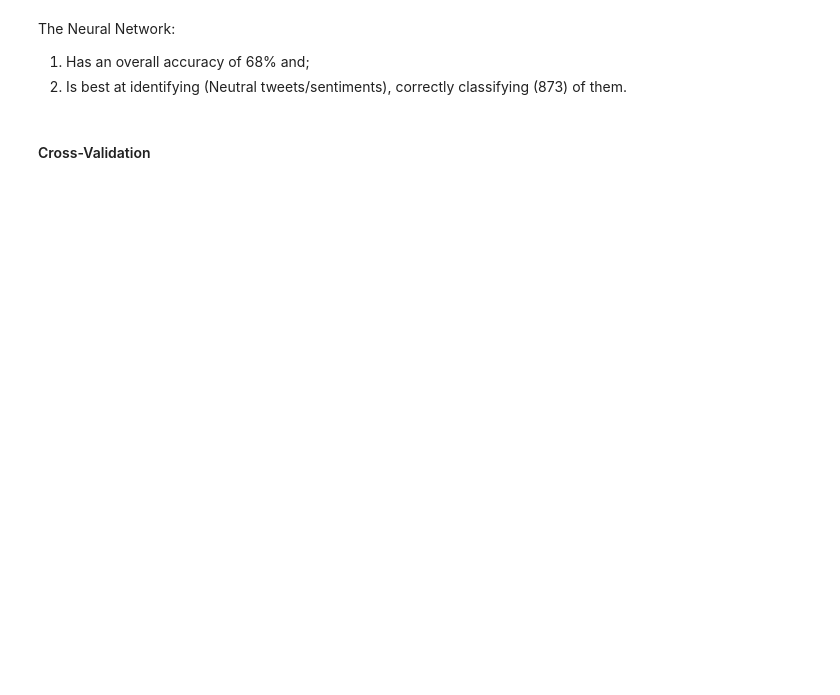
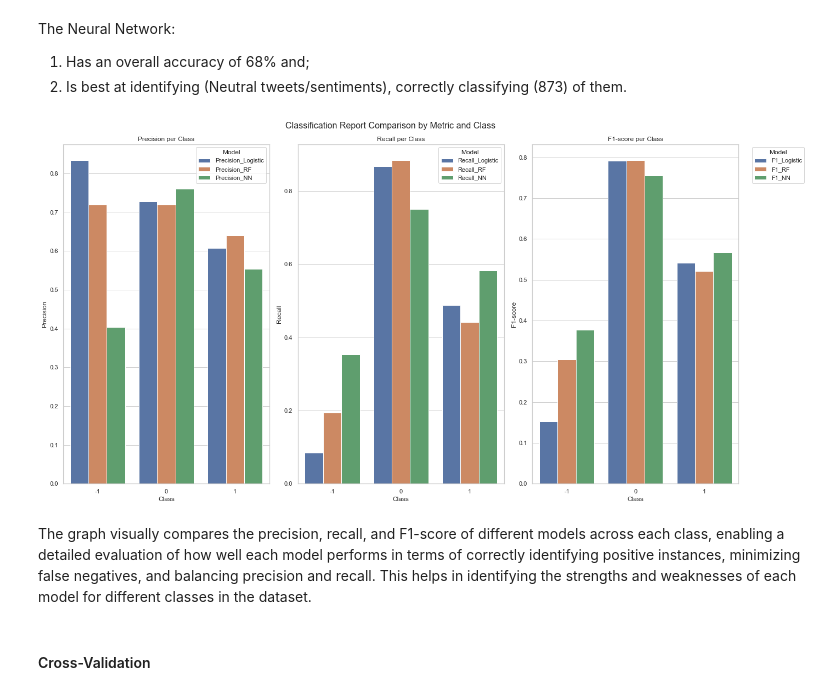
Before and after one commit to Ess-tatu/Analyzing-sentiment-in-tweets-about-Apple-and-Google-products., a Jupyter notebook: APEX_Analytics_Sentiment_Analysis_on_Apple_and_Google_Products_Model_Evaluation_&_Conclusions__F.ipynb, the cells around one changed output. Drawn from its saved outputs; the diff is of its cells as text; code cells hidden in the pictures; blank space fills up the shorter version.

```diff
--- a/APEX_Analytics_Sentiment_Analysis_on_Apple_and_Google_Products_Model_Evaluation_&_Conclusions__F.ipynb
+++ b/APEX_Analytics_Sentiment_Analysis_on_Apple_and_Google_Products_Model_Evaluation_&_Conclusions__F.ipynb
@@ -656,6 +651,65 @@ weighted avg       0.68      0.68      0.68      1814
 The Neural Network:
 1. Has an overall accuracy of 68% and;
 2. Is best at identifying (Neutral tweets/sentiments), correctly classifying (873) of them.
+# %%
+# Generate classification reports for each model and store them as dictionaries
+report_log = classification_report(y_test_encoded, log_preds, target_names=target_names_log, output_dict=True)
+report_rf = classification_report(y_test_encoded, rf_preds, target_names=target_names_log, output_dict=True)
+report_nn = classification_report(y_test_encoded, nn_preds_labels, target_names=target_names_log, output_dict=True)
+
+# Get the class labels from the label encoder
+classes = list(label_encoder.classes_)
+data = {
+    'Class': classes,
+    'Precision_Logistic': [report_log[str(cls)]['precision'] for cls in classes],
+    'Recall_Logistic': [report_log[str(cls)]['recall'] for cls in classes],
+    'F1_Logistic': [report_log[str(cls)]['f1-score'] for cls in classes],
+    'Precision_RF': [report_rf[str(cls)]['precision'] for cls in classes],
+    'Recall_RF': [report_rf[str(cls)]['recall'] for cls in classes],
+    'F1_RF': [report_rf[str(cls)]['f1-score'] for cls in classes],
+    'Precision_NN': [report_nn[str(cls)]['precision'] for cls in classes],
+    'Recall_NN': [report_nn[str(cls)]['recall'] for cls in classes],
+    'F1_NN': [report_nn[str(cls)]['f1-score'] for cls in classes]
+}
+
+# Convert the dictionary to a DataFrame for easy handling and visualization
+df = pd.DataFrame(data)
+
+# Reshape data
+precision_df = df.melt(id_vars='Class', value_vars=['Precision_Logistic', 'Precision_RF', 'Precision_NN'],
+                       var_name='Model', value_name='Precision')
+recall_df = df.melt(id_vars='Class', value_vars=['Recall_Logistic', 'Recall_RF', 'Recall_NN'],
+                    var_name='Model', value_name='Recall')
+f1_df = df.melt(id_vars='Class', value_vars=['F1_Logistic', 'F1_RF', 'F1_NN'],
+                var_name='Model', value_name='F1-score')
+
+# Set style
+sns.set(style="whitegrid")
+fig, axes = plt.subplots(1, 3, figsize=(18, 10))
+
+# Precision Plot
+sns.barplot(data=precision_df, x='Class', y='Precision', hue='Model', ax=axes[0])
+axes[0].set_title('Precision per Class')
+
+# Recall Plot
+sns.barplot(data=recall_df, x='Class', y='Recall', hue='Model', ax=axes[1])
+axes[1].set_title('Recall per Class')
+
+# F1-score Plot
+sns.barplot(data=f1_df, x='Class', y='F1-score', hue='Model', ax=axes[2])
+axes[2].set_title('F1-score per Class')
+
+# Overall title
+fig.suptitle('Classification Report Comparison by Metric and Class', fontsize=16)
+
+# Improve layout
+plt.tight_layout()
+plt.legend(title='Model', bbox_to_anchor=(1.05, 1), loc='upper left')
+plt.show()
+# %% [output]
+[figure, added]
+# %% [markdown]
+The graph visually compares the precision, recall, and F1-score of different models across each class, enabling a detailed evaluation of how well each model performs in terms of correctly identifying positive instances, minimizing false negatives, and balancing precision and recall. This helps in identifying the strengths and weaknesses of each model for different classes in the dataset.
 # %% [markdown]
 #### Cross-Validation
 # %%
```
Also changed, not shown: parts of 21 cells of this notebook, 1 other file.
